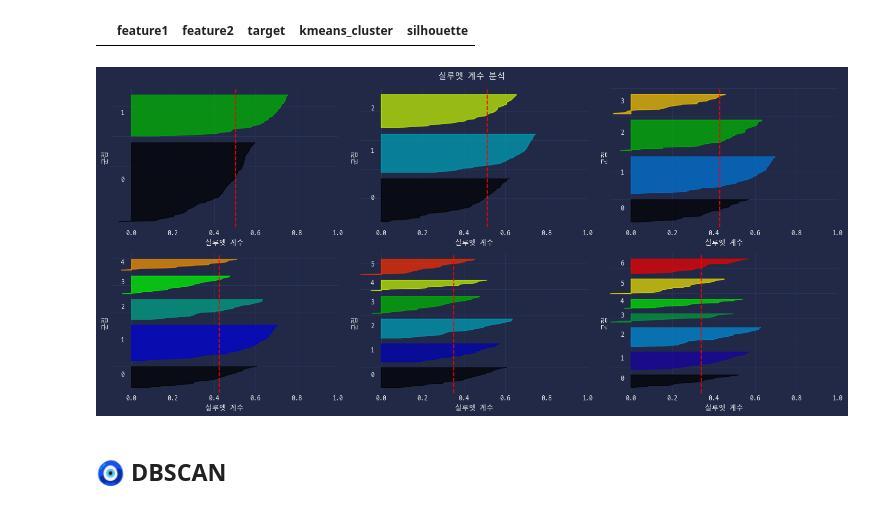
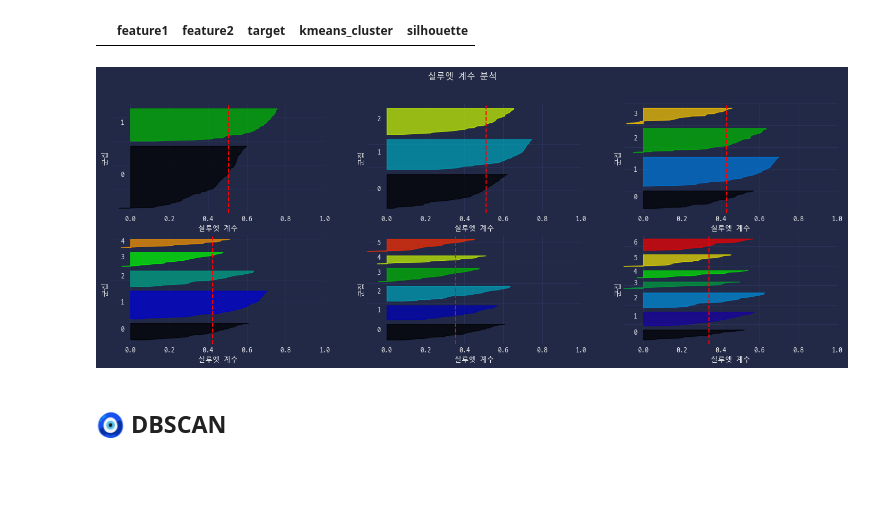
Before and after one commit to zer0ken/ms-ai-school, a Jupyter notebook: clustering/20_군집화_실습.ipynb, the cells around one changed output. Drawn from its saved outputs; the diff is of its cells as text; code cells hidden in the pictures; blank space fills up the shorter version.

```diff
--- a/clustering/20_군집화_실습.ipynb
+++ b/clustering/20_군집화_실습.ipynb
@@ -145,22 +145,21 @@ display(cluster_df[cluster_df['silhouette'] < 0])
 | 4 | -8.942404 | -3.906502 | 2 | 1 | 0.649438 |
 |  | feature1 | feature2 | target | kmeans_cluster | silhouette |
 # %%
-# 최적의 실루엣 찾기
 from silhouette_analysis import silhouette_plot
 
+# 최적의 실루엣 찾기
 fig, ax = plt.subplots(2, 3)
-fig.set_size_inches(15, 7)
+fig.set_size_inches(18, 6)
 for k in range(2, 8):
     ax_k = ax[(k - 2) // 3][(k - 2) % 3]
     ax_k.tick_params('y', labelleft=False)
     silhouette_plot(features, k, ax_k)
 
 
 fig.suptitle('실루엣 계수 분석')
-fig.tight_layout()
 plt.show()
 # %% [output]
-[figure, old version]
+[figure, new version]
 # %% [markdown]
 ## 🧿 DBSCAN
 # %% [markdown]
```
Also changed, not shown: parts of 1 cell of this notebook, 12 other files.
